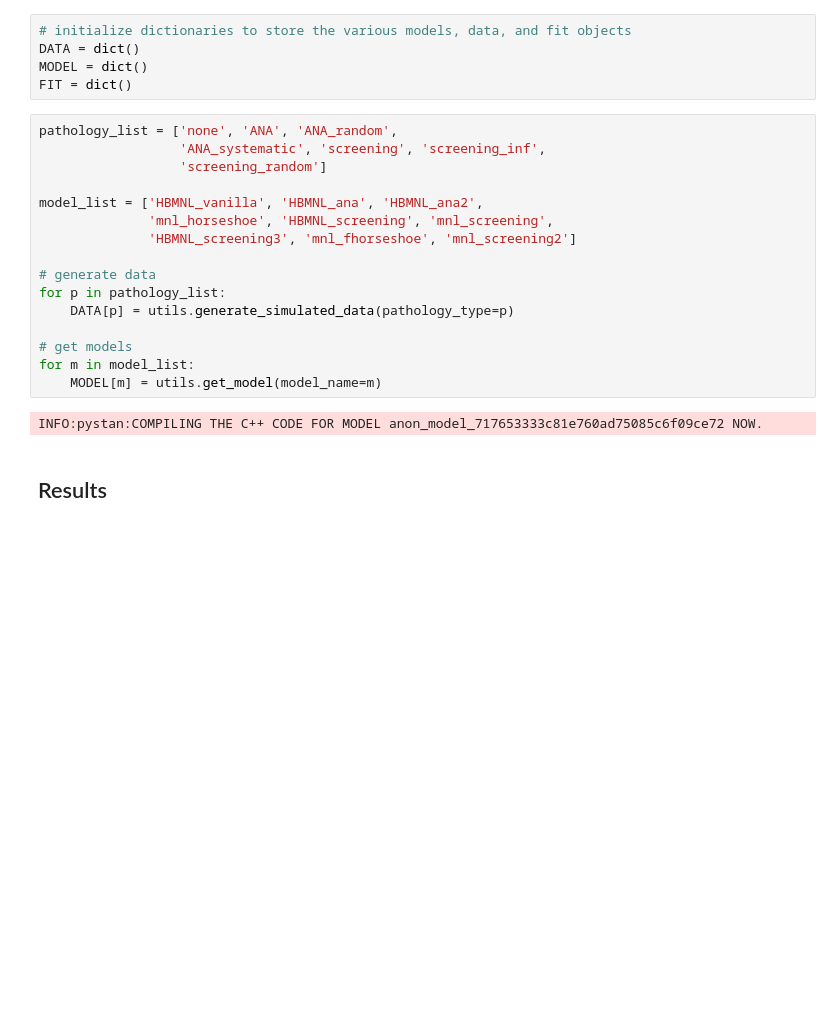
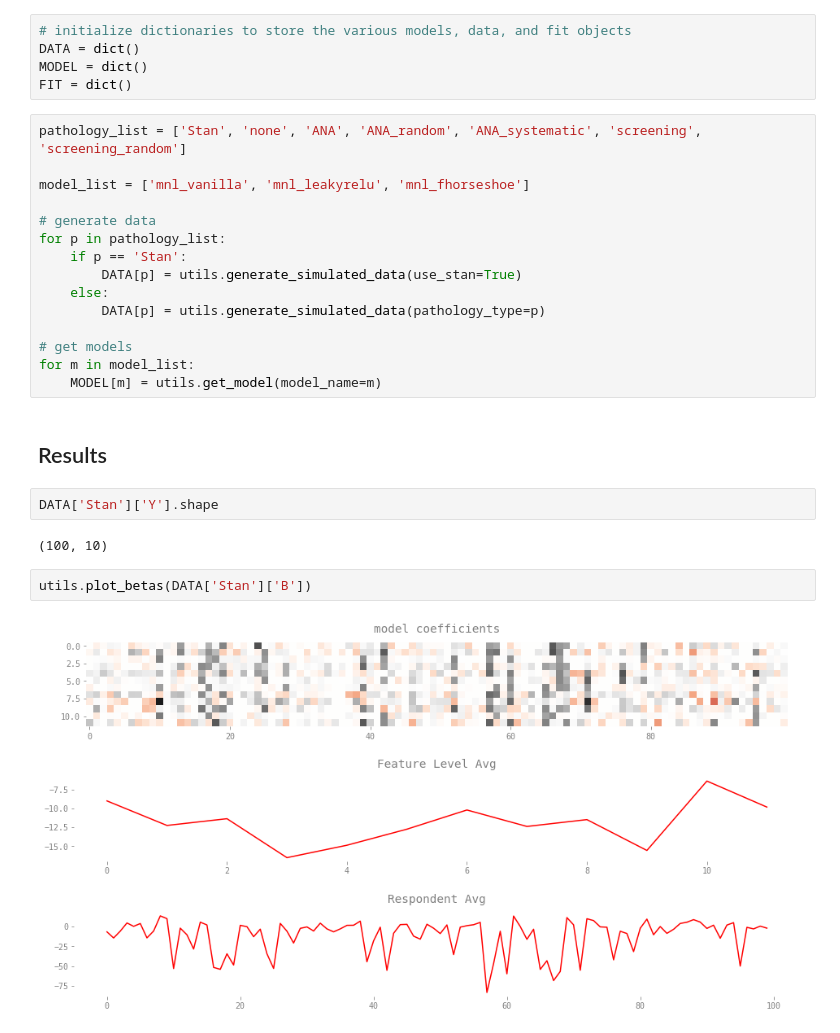
Before and after one commit to marcdotson/conjoint-ensembles, a Jupyter notebook: DataPathologies.ipynb, the cells around one changed output. Saved outputs shown, nothing was run; the diff lists cells and outputs as text; blank space fills up the shorter version.

```diff
--- a/DataPathologies.ipynb
+++ b/DataPathologies.ipynb
@@ -24,24 +24,29 @@ DATA = dict()
 MODEL = dict()
 FIT = dict()
 # %%
-pathology_list = ['none', 'ANA', 'ANA_random',
-                  'ANA_systematic', 'screening', 'screening_inf',
-                  'screening_random']
+pathology_list = ['Stan', 'none', 'ANA', 'ANA_random', 'ANA_systematic', 'screening', 'screening_random']
 
-model_list = ['HBMNL_vanilla', 'HBMNL_ana', 'HBMNL_ana2',
-              'mnl_horseshoe', 'HBMNL_screening', 'mnl_screening',
-              'HBMNL_screening3', 'mnl_fhorseshoe', 'mnl_screening2']
+model_list = ['mnl_vanilla', 'mnl_leakyrelu', 'mnl_fhorseshoe']
 
 # generate data
 for p in pathology_list:
-    DATA[p] = utils.generate_simulated_data(pathology_type=p)
+    if p == 'Stan':
+        DATA[p] = utils.generate_simulated_data(use_stan=True)
+    else:
+        DATA[p] = utils.generate_simulated_data(pathology_type=p)
 
 # get models
 for m in model_list:
     MODEL[m] = utils.get_model(model_name=m)
-# %% [output]
-INFO:pystan:COMPILING THE C++ CODE FOR MODEL anon_model_717653333c81e760ad75085c6f09ce72 NOW.
 # %% [markdown]
 ## Results
+# %%
+DATA['Stan']['Y'].shape
+# %% [output]
+(100, 10)
+# %%
+utils.plot_betas(DATA['Stan']['B'])
+# %% [output]
+[figure, added]
 # %%
 # fit model
```
Also changed, not shown: parts of 12 cells of this notebook, 14 other files.
